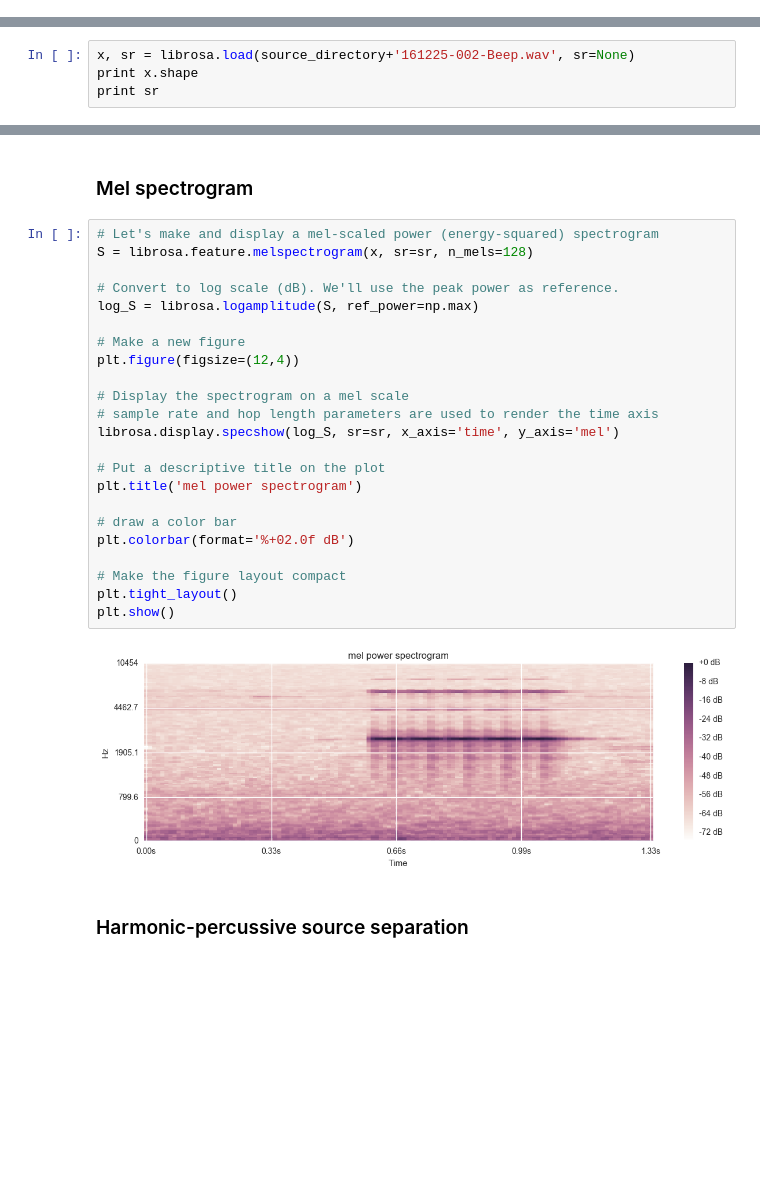
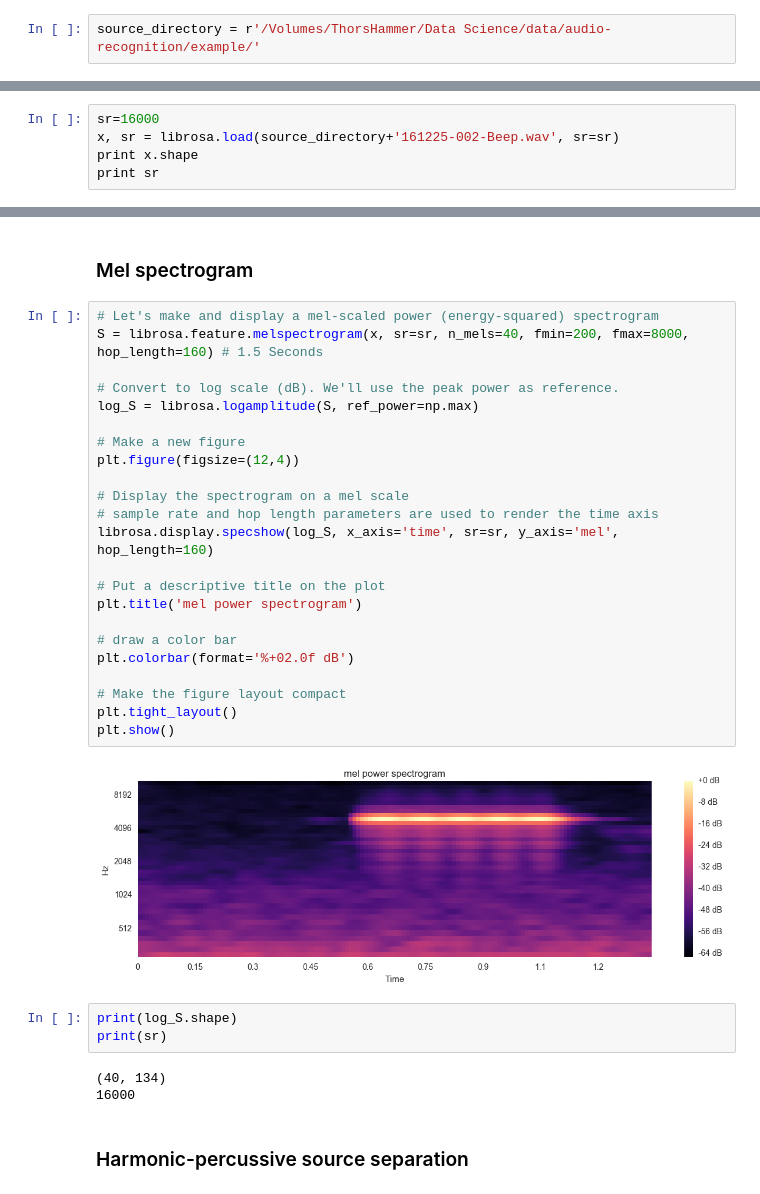
Before and after one commit to ReeceRobinson/datascience, a Jupyter notebook: notebooks/Audio Detection/Waveform Exploration.ipynb, the cells around one changed output, grey strips where cells are left out. Drawn from its saved outputs; the diff is of its cells as text; blank space fills up the shorter version.

```diff
--- a/notebooks/Audio Detection/Waveform Exploration.ipynb
+++ b/notebooks/Audio Detection/Waveform Exploration.ipynb
@@ -8,3 +6,5 @@ source_directory = r'/Users/reecerobinson/Library/Mobile Documents/com~apple~Clo
+# %%
+source_directory = r'/Volumes/ThorsHammer/Data Science/data/audio-recognition/example/'
 # %%
 %matplotlib inline
 import seaborn
@@ -32,7 +32,8 @@ Audio(source_directory+'161225-002-Beeps.wav')
 # %% [output]
 [interactive output not drawn]
 # %%
-x, sr = librosa.load(source_directory+'161225-002-Beep.wav', sr=None)
+sr=16000
+x, sr = librosa.load(source_directory+'161225-002-Beep.wav', sr=sr)
 print x.shape
 print sr
 # %% [output]
@@ -77,29 +81,35 @@ Pxx, freqs, t, plot = pylab.specgram(
 ### Mel spectrogram
 # %%
 # Let's make and display a mel-scaled power (energy-squared) spectrogram
-S = librosa.feature.melspectrogram(x, sr=sr, n_mels=128)
+S = librosa.feature.melspectrogram(x, sr=sr, n_mels=40, fmin=200, fmax=8000, hop_length=160) # 1.5 Seconds
 
 # Convert to log scale (dB). We'll use the peak power as reference.
 log_S = librosa.logamplitude(S, ref_power=np.max)
 
 # Make a new figure
 plt.figure(figsize=(12,4))
 
 # Display the spectrogram on a mel scale
 # sample rate and hop length parameters are used to render the time axis
-librosa.display.specshow(log_S, sr=sr, x_axis='time', y_axis='mel')
+librosa.display.specshow(log_S, x_axis='time', sr=sr, y_axis='mel', hop_length=160)
 
 # Put a descriptive title on the plot
 plt.title('mel power spectrogram')
 
 # draw a color bar
 plt.colorbar(format='%+02.0f dB')
 
 # Make the figure layout compact
 plt.tight_layout()
 plt.show()
 # %% [output]
-[figure, old version]
+[figure, new version]
+# %%
+print(log_S.shape)
+print(sr)
+# %% [output]
+(40, 134)
+16000
 # %% [markdown]
 ### Harmonic-percussive source separation
 # %%
```
Also changed, not shown: parts of 10 cells of this notebook, 7 other files.
